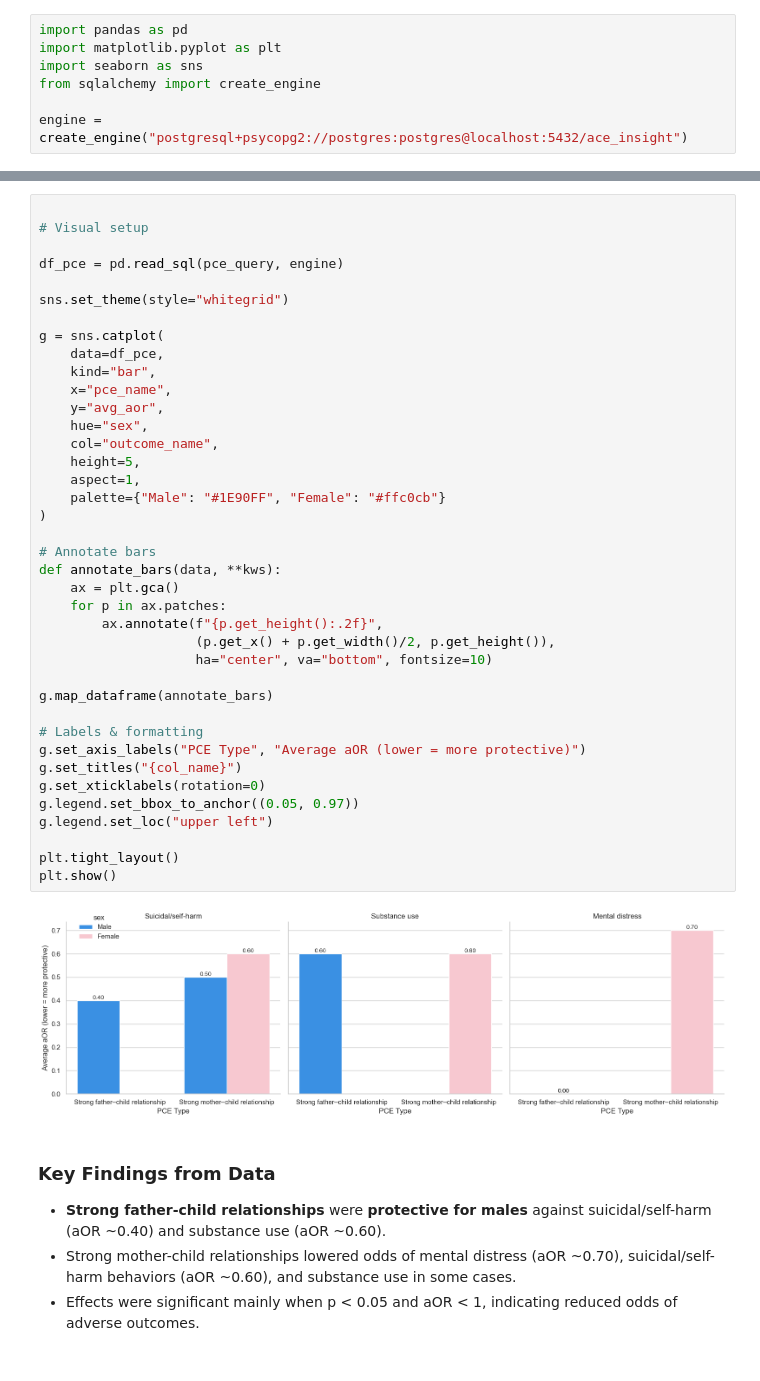
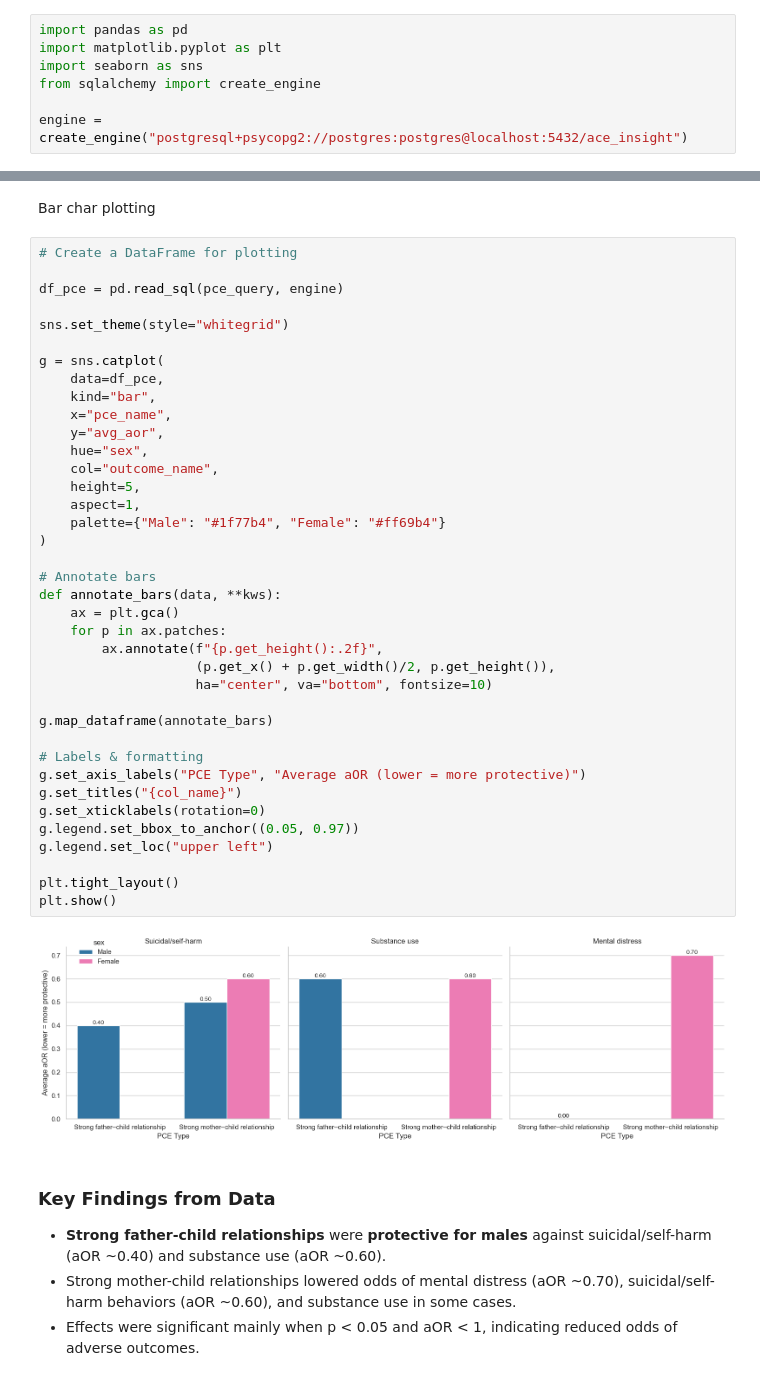
Before and after one commit to Nash-254/ACE-Insight, a Jupyter notebook: notebooks/Resilience_Factors_notebook.ipynb, the cells around one changed output, grey strips where cells are left out. Saved outputs shown, nothing was run; the diff lists cells and outputs as text.

```diff
--- a/notebooks/Resilience_Factors_notebook.ipynb
+++ b/notebooks/Resilience_Factors_notebook.ipynb
@@ -43,9 +44,10 @@ Strong father–child relationship      Substance use   Male                  1
 Strong mother–child relationship      Substance use Female                  1      0.6
 Strong mother–child relationship Suicidal/self-harm Female                  1      0.6
 Strong mother–child relationship    Mental distress Female                  1      0.7
+# %% [markdown]
+Bar char plotting
 # %%
-
-# Visual setup
+# Create a DataFrame for plotting
 
 df_pce = pd.read_sql(pce_query, engine)
 
@@ -55,35 +57,35 @@ g = sns.catplot(
     data=df_pce,
     kind="bar",
     x="pce_name",
     y="avg_aor",
     hue="sex",
     col="outcome_name",
     height=5,
     aspect=1,
-    palette={"Male": "#1E90FF", "Female": "#ffc0cb"}
+    palette={"Male": "#1f77b4", "Female": "#ff69b4"}
 )
 
 # Annotate bars
 def annotate_bars(data, **kws):
     ax = plt.gca()
     for p in ax.patches:
         ax.annotate(f"{p.get_height():.2f}",
                     (p.get_x() + p.get_width()/2, p.get_height()),
                     ha="center", va="bottom", fontsize=10)
 
 g.map_dataframe(annotate_bars)
 
 # Labels & formatting
 g.set_axis_labels("PCE Type", "Average aOR (lower = more protective)")
 g.set_titles("{col_name}")
 g.set_xticklabels(rotation=0)
 g.legend.set_bbox_to_anchor((0.05, 0.97))
 g.legend.set_loc("upper left")
 
 plt.tight_layout()
 plt.show()
 # %% [output]
-[figure, old version]
+[figure, new version]
 # %% [markdown]
 ### Key Findings from Data
 - **Strong father-child relationships** were **protective for males** against suicidal/self-harm (aOR ~0.40) and substance use (aOR ~0.60).
```
Also changed, not shown: parts of 9 cells of this notebook, 4 other files.
